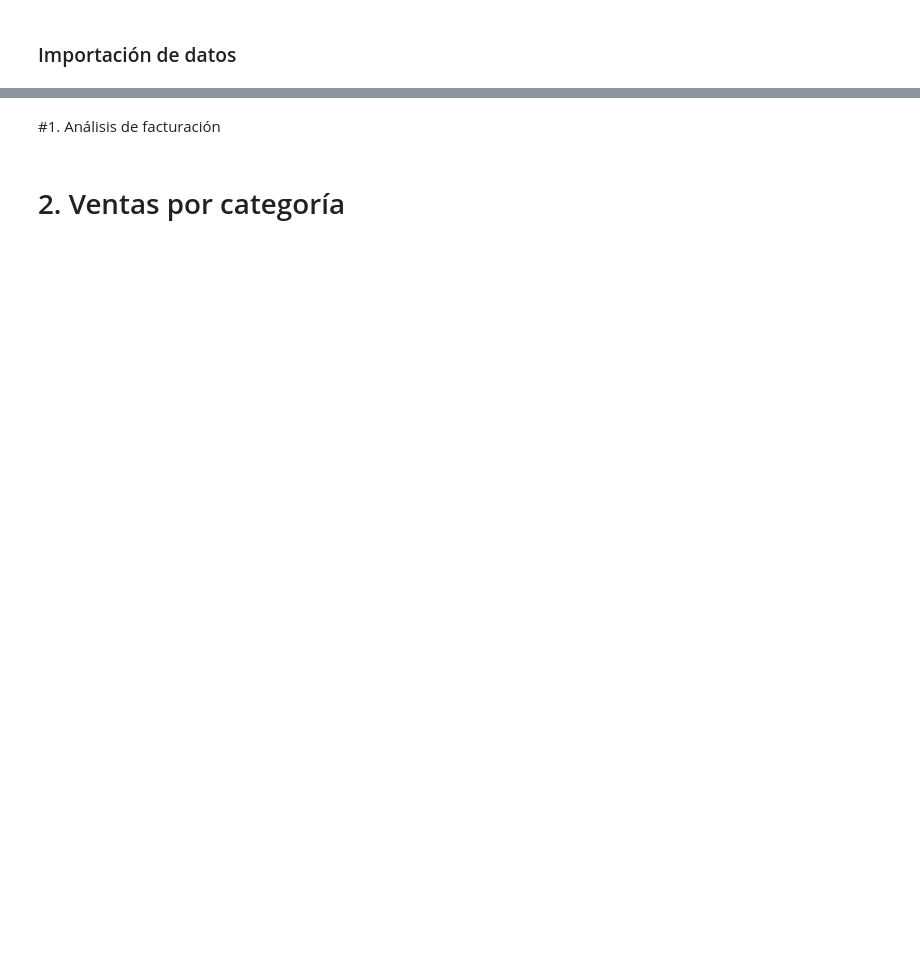
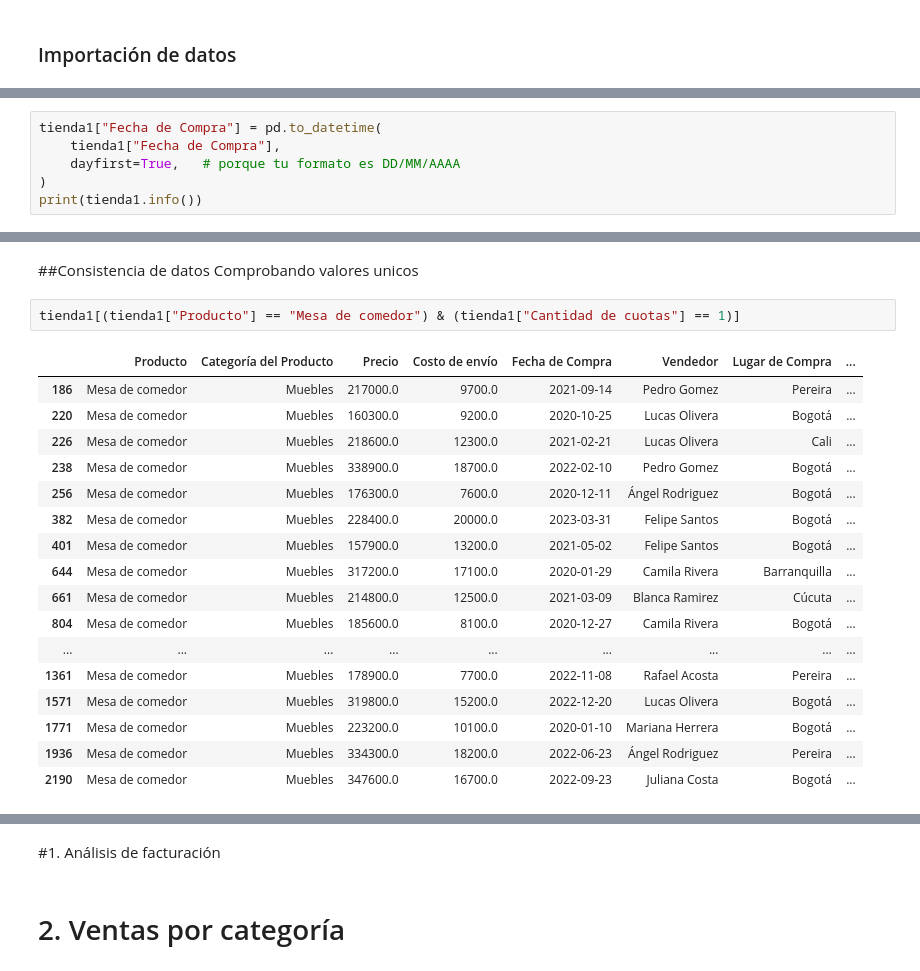
Before and after one commit to JCaceres-R/alura-store-data-analysis, a Jupyter notebook: AluraStoreLatam.ipynb, the cells around one changed output, grey strips where cells are left out. Saved outputs shown, nothing was run; the diff lists cells and outputs as text; blank space fills up the shorter version.

```diff
--- a/AluraStoreLatam.ipynb
+++ b/AluraStoreLatam.ipynb
@@ -28,0 +66,6 @@ tienda1.head()
+# %%
+tienda1["Fecha de Compra"] = pd.to_datetime(
+    tienda1["Fecha de Compra"],
+    dayfirst=True,   # porque tu formato es DD/MM/AAAA
+)
+print(tienda1.info())
@@ -28,0 +93,24 @@ tienda1.head()
+# %% [markdown]
+
+##Consistencia de datos
+Comprobando valores unicos
+# %%
+tienda1[(tienda1["Producto"] == "Mesa de comedor") & (tienda1["Cantidad de cuotas"] == 1)]
+# %% [output]
+|  | Producto | Categoría del Producto | Precio | Costo de envío | Fecha de Compra | Vendedor | Lugar de Compra | ... |
+| 186 | Mesa de comedor | Muebles | 217000.0 | 9700.0 | 2021-09-14 | Pedro Gomez | Pereira | ... |
+| 220 | Mesa de comedor | Muebles | 160300.0 | 9200.0 | 2020-10-25 | Lucas Olivera | Bogotá | ... |
+| 226 | Mesa de comedor | Muebles | 218600.0 | 12300.0 | 2021-02-21 | Lucas Olivera | Cali | ... |
+| 238 | Mesa de comedor | Muebles | 338900.0 | 18700.0 | 2022-02-10 | Pedro Gomez | Bogotá | ... |
+| 256 | Mesa de comedor | Muebles | 176300.0 | 7600.0 | 2020-12-11 | Ángel Rodriguez | Bogotá | ... |
+| 382 | Mesa de comedor | Muebles | 228400.0 | 20000.0 | 2023-03-31 | Felipe Santos | Bogotá | ... |
+| 401 | Mesa de comedor | Muebles | 157900.0 | 13200.0 | 2021-05-02 | Felipe Santos | Bogotá | ... |
+| 644 | Mesa de comedor | Muebles | 317200.0 | 17100.0 | 2020-01-29 | Camila Rivera | Barranquilla | ... |
+| 661 | Mesa de comedor | Muebles | 214800.0 | 12500.0 | 2021-03-09 | Blanca Ramirez | Cúcuta | ... |
+| 804 | Mesa de comedor | Muebles | 185600.0 | 8100.0 | 2020-12-27 | Camila Rivera | Bogotá | ... |
+| ... | ... | ... | ... | ... | ... | ... | ... | ... |
+| 1361 | Mesa de comedor | Muebles | 178900.0 | 7700.0 | 2022-11-08 | Rafael Acosta | Pereira | ... |
+| 1571 | Mesa de comedor | Muebles | 319800.0 | 15200.0 | 2022-12-20 | Lucas Olivera | Bogotá | ... |
+| 1771 | Mesa de comedor | Muebles | 223200.0 | 10100.0 | 2020-01-10 | Mariana Herrera | Bogotá | ... |
+| 1936 | Mesa de comedor | Muebles | 334300.0 | 18200.0 | 2022-06-23 | Ángel Rodriguez | Pereira | ... |
+| 2190 | Mesa de comedor | Muebles | 347600.0 | 16700.0 | 2022-09-23 | Juliana Costa | Bogotá | ... |
```
Also changed, not shown: parts of 15 cells of this notebook.
